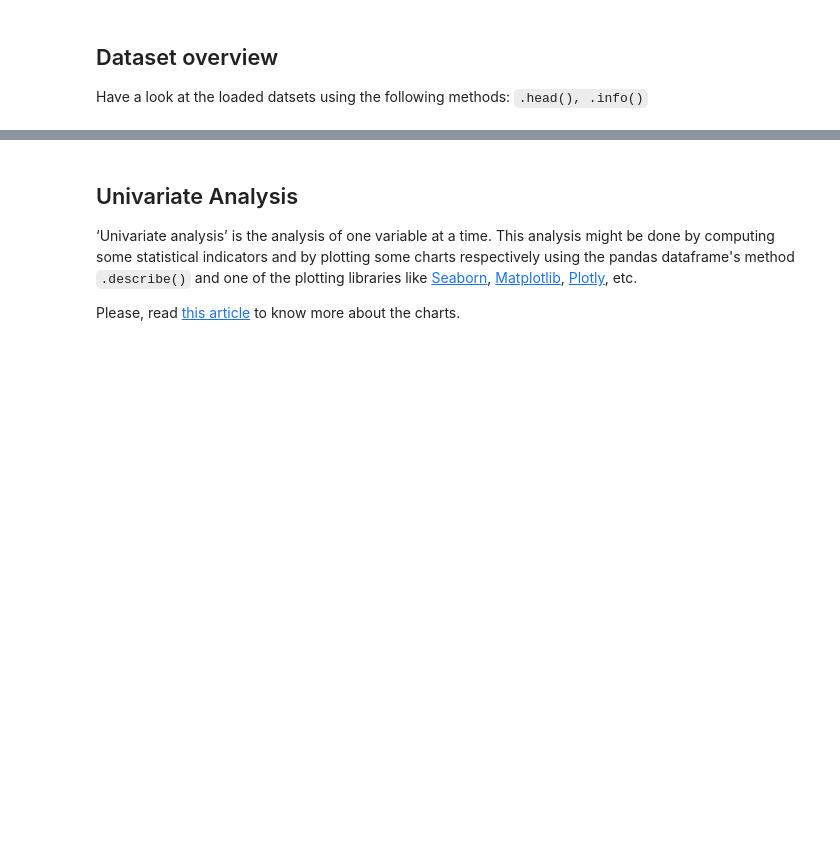
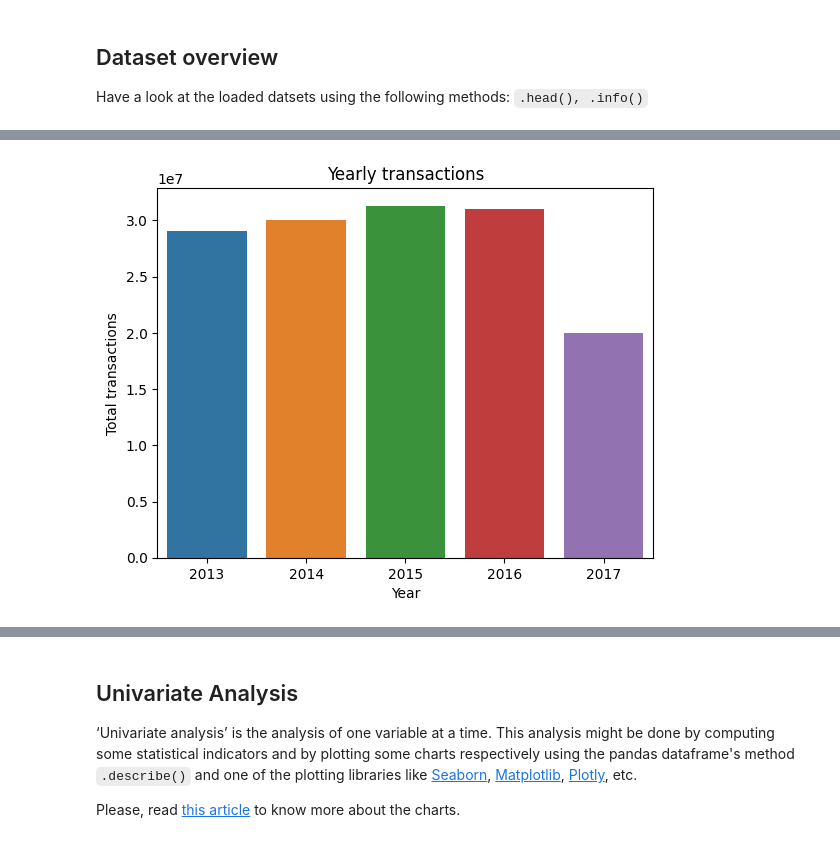
Before and after one commit to Norkplim22/Regression-Analysis, a Jupyter notebook: Regression project, LP2.ipynb, the cells around one changed output, grey strips where cells are left out. Saved outputs shown, nothing was run; the diff lists cells and outputs as text; code cells hidden in the pictures; blank space fills up the shorter version.

Commit message:
initial overview of data

```diff
--- a/Regression project, LP2.ipynb
+++ b/Regression project, LP2.ipynb
@@ -61,0 +184,5 @@ Have a look at the loaded datsets using the following methods: `.head(), .info()
+# %%
+# load summary dateset
+
+df_all = pd.read_csv("D:\LP2/transactions.csv")
+df_all
@@ -61,0 +223,3 @@ Have a look at the loaded datsets using the following methods: `.head(), .info()
+# %%
+df_all["date"] = pd.to_datetime(df_all["date"], format= '%Y/%m/%d')
+df_all["date"]
@@ -61,0 +239,5 @@ Have a look at the loaded datsets using the following methods: `.head(), .info()
+# %%
+df_all["Year"] = df_all['date'].dt.strftime('%Y')
+df_all["Month"] = df_all['date'].dt.strftime('%m')
+df_all["Month"] = df_all['date'].dt.month_name()
+df_all
@@ -61,0 +258,3 @@ Have a look at the loaded datsets using the following methods: `.head(), .info()
+# %%
+Transactions_year = df_all.groupby([df_all["date"].dt.year])["transactions"].sum().reset_index()
+Transactions_year
@@ -61,0 +268,8 @@ Have a look at the loaded datsets using the following methods: `.head(), .info()
+# %%
+sns.barplot(data=Transactions_year, x="date", y="transactions")
+plt.xlabel("Year")
+plt.ylabel("Total transactions")
+plt.title("Yearly transactions")
+plt.show()
+# %% [output]
+[figure, added]
```
Also changed, not shown: parts of 28 cells of this notebook.
